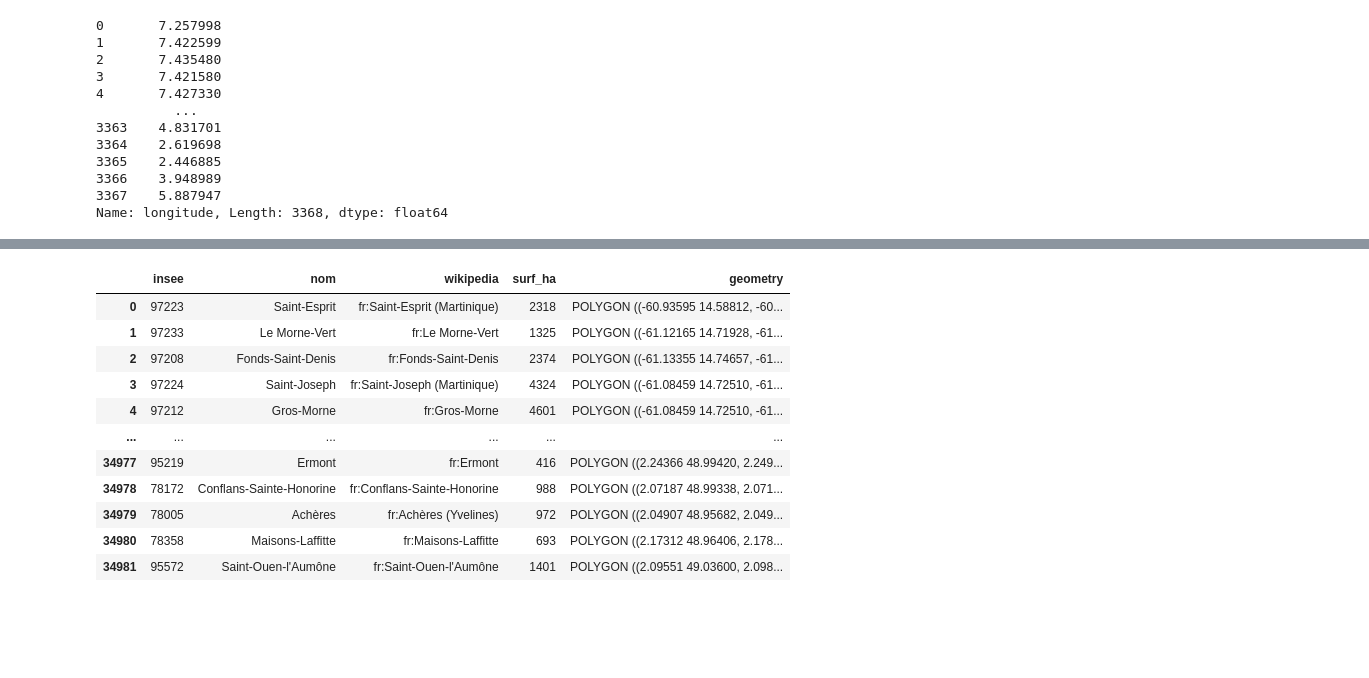
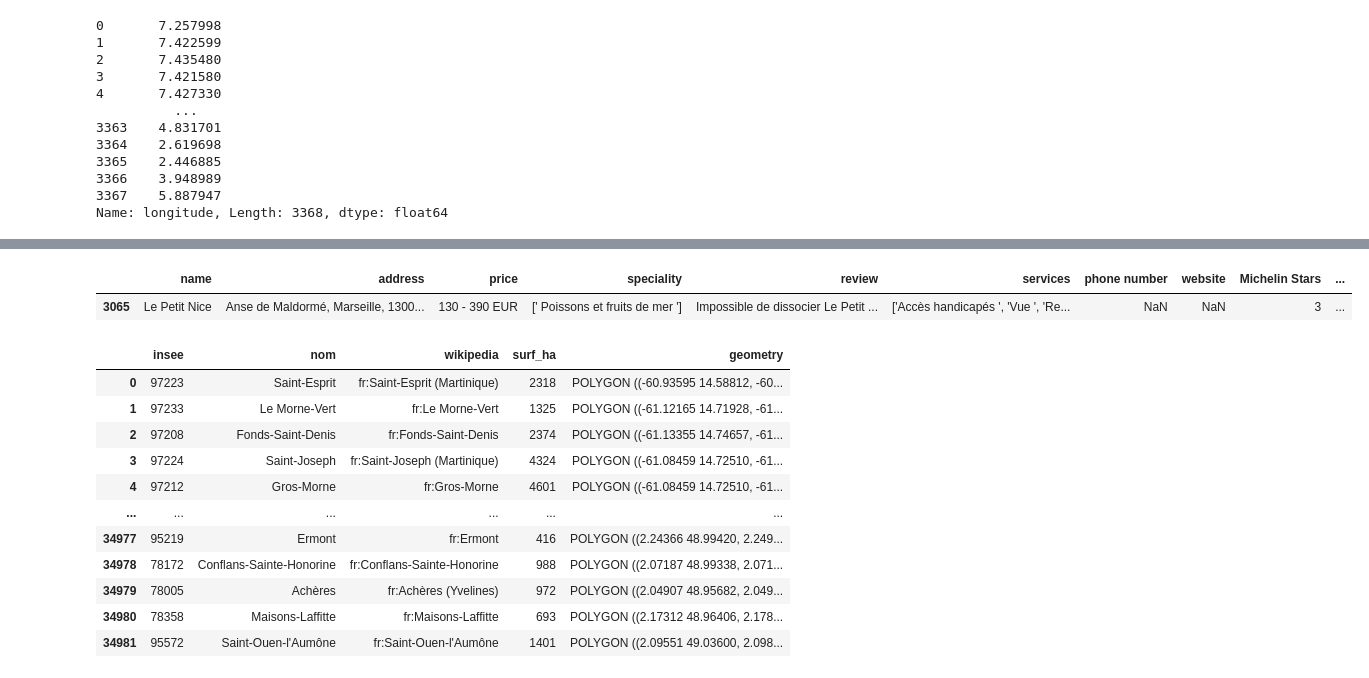
Before and after one commit to medsaf/Project_data_science_for_eco, a Jupyter notebook: projet.ipynb, the cells around one changed output, grey strips where cells are left out. Cells and saved outputs as stored; diff of their text form; code cells hidden in the pictures; blank space fills up the shorter version.

```diff
--- a/projet.ipynb
+++ b/projet.ipynb
@@ -370,5 +417,5 @@ df.to_csv("FrenchRestaurentData_V2.csv")
 # %%
-dataframe=pd.read_csv("FrenchRestaurentData_V2.csv")
+dataframe=pd.read_csv("/FrenchRestaurentData_V2.csv")
 # %%
 #converting latitude and logitude to a float
 dataframe.latitude.apply(float)
@@ -407,4 +454,9 @@ gpdDf
 3368 rows × 10 columns
+# %%
+gpdDf[gpdDf["name"]=="Le Petit Nice"]
+# %% [output]
+|  | name | address | price | speciality | review | services | phone number | website | Michelin Stars | ... |
+| 3065 | Le Petit Nice | Anse de Maldormé, Marseille, 1300... | 130 - 390 EUR | [' Poissons et fruits de mer '] | Impossible de dissocier Le Petit ... | ['Accès handicapés ', 'Vue ', 'Re... | NaN | NaN | 3 | ... |
 # %%
 #preparing france map (the code is copied from tp_geopandas)
 temporary_location = tempfile.gettempdir()
```
Also changed, not shown: parts of 10 cells of this notebook, 2 other files.
